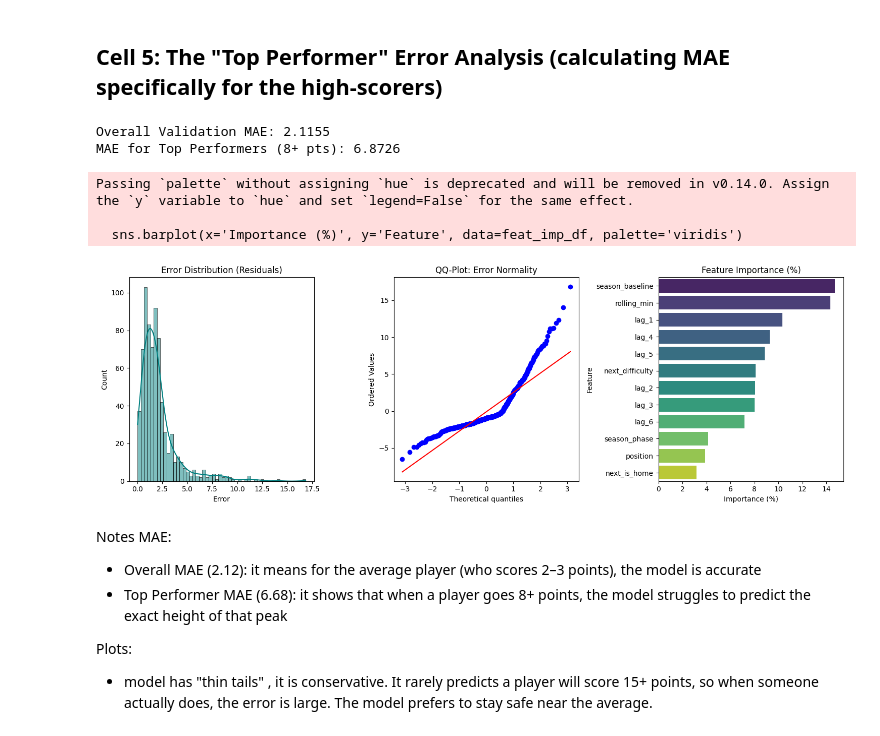
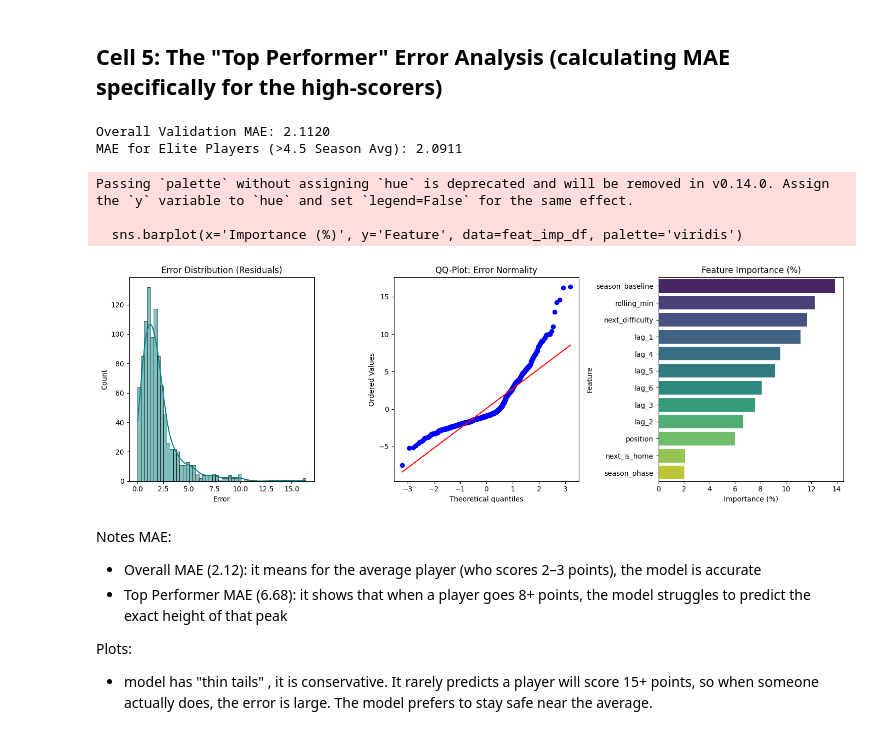
Before and after one commit to sophiedelrey/fpl_pipeline, a Jupyter notebook: models/forecaster_pro.ipynb, the cells around one changed output. Drawn from its saved outputs; the diff is of its cells as text; code cells hidden in the pictures.

```diff
--- a/models/forecaster_pro.ipynb
+++ b/models/forecaster_pro.ipynb
@@ -474,24 +469,35 @@ So, LightGBM does not care about scaling?
 # %% [markdown]
 ## Cell 5: The "Top Performer" Error Analysis (calculating MAE specifically for the high-scorers)
 # %%
-# %% [Cell 5: Error Analysis & Feature Importance - Fixed]
-import seaborn as sns
-import scipy.stats as stats
-import matplotlib.pyplot as plt
-import pandas as pd
+# [Cell 5: Error Analysis & Feature Importance - Fixed]
 
 # 1. PREPARE ANALYSIS DATAFRAME
+#analysis_df = X_val_raw.copy()
+#analysis_df['Actual'] = y_val.values
+#analysis_df['Predicted'] = preds_raw
+#analysis_df['Error'] = abs(analysis_df['Actual'] - analysis_df['Predicted'])
+
+# 2. MAE FOR TOP PERFORMERS (Players who actually scored 8+ points)
+#top_performers = analysis_df[analysis_df['Actual'] >= 8]
+#top_mae = top_performers['Error'].mean()
+
+#print(f"Overall Validation MAE: {df_metrics.iloc[0, 1]:.4f}")
+#print(f"MAE for Top Performers (8+ pts): {top_mae:.4f}")
+
 analysis_df = X_val_raw.copy()
 analysis_df['Actual'] = y_val.values
 analysis_df['Predicted'] = preds_raw
 analysis_df['Error'] = abs(analysis_df['Actual'] - analysis_df['Predicted'])
 
-# 2. MAE FOR TOP PERFORMERS (Players who actually scored 8+ points)
-top_performers = analysis_df[analysis_df['Actual'] >= 8]
-top_mae = top_performers['Error'].mean()
+# NEW: Filter error analysis by the Elite Mask (>4.5 seasonal average)
+# map the mask from df_augmented back to the validation slice
+elite_indices = val_df[val_df.index.isin(df_augmented[elite_mask].index)].index
+elite_performers_audit = analysis_df.loc[analysis_df.index.isin(elite_indices)]
+
+top_mae = elite_performers_audit['Error'].mean()
 
 print(f"Overall Validation MAE: {df_metrics.iloc[0, 1]:.4f}")
-print(f"MAE for Top Performers (8+ pts): {top_mae:.4f}")
+print(f"MAE for Elite Players (>4.5 Season Avg): {top_mae:.4f}")
 
 # 3. VISUALIZATION: Error Distribution & QQ-Plot
 plt.figure(figsize=(15, 5))
@@ -500,36 +506,36 @@ plt.subplot(1, 3, 1)
 sns.histplot(analysis_df['Error'], kde=True, color='teal')
 plt.title('Error Distribution (Residuals)')
 
 plt.subplot(1, 3, 2)
 stats.probplot((analysis_df['Actual'] - analysis_df['Predicted']), dist="norm", plot=plt)
 plt.title('QQ-Plot: Error Normality')
 
 # 4. FEATURE IMPORTANCE WITH PERCENTAGES
 plt.subplot(1, 3, 3)
 importances = model_raw.feature_importances_
 
 # FIX: Use X_train_raw.columns instead of X.columns
 feature_names = X_train_raw.columns
 rel_importances = 100 * (importances / importances.sum())
 
 feat_imp_df = pd.DataFrame({'Feature': feature_names, 'Importance (%)': rel_importances})
 feat_imp_df = feat_imp_df.sort_values(by='Importance (%)', ascending=False)
 
 sns.barplot(x='Importance (%)', y='Feature', data=feat_imp_df, palette='viridis')
 plt.title('Feature Importance (%)')
 
 plt.tight_layout()
 plt.show()
 
 # 5. SAVE FEATURE IMPORTANCE LOG
 feat_imp_df.to_csv(PRO_OUTPUT_DIR / 'fpl_pro_feature_importance.csv', index=False)
 # %% [output]
-Overall Validation MAE: 2.1155
-MAE for Top Performers (8+ pts): 6.8726
+Overall Validation MAE: 2.1120
+MAE for Elite Players (>4.5 Season Avg): 2.0911
 Passing `palette` without assigning `hue` is deprecated and will be removed in v0.14.0. Assign the `y` variable to `hue` and set `legend=False` for the same effect.
 
   sns.barplot(x='Importance (%)', y='Feature', data=feat_imp_df, palette='viridis')
-[figure, old version]
+[figure, new version]
 # %% [markdown]
 Notes
 MAE:
```
Also changed, not shown: parts of 46 cells of this notebook, 1 other file.
